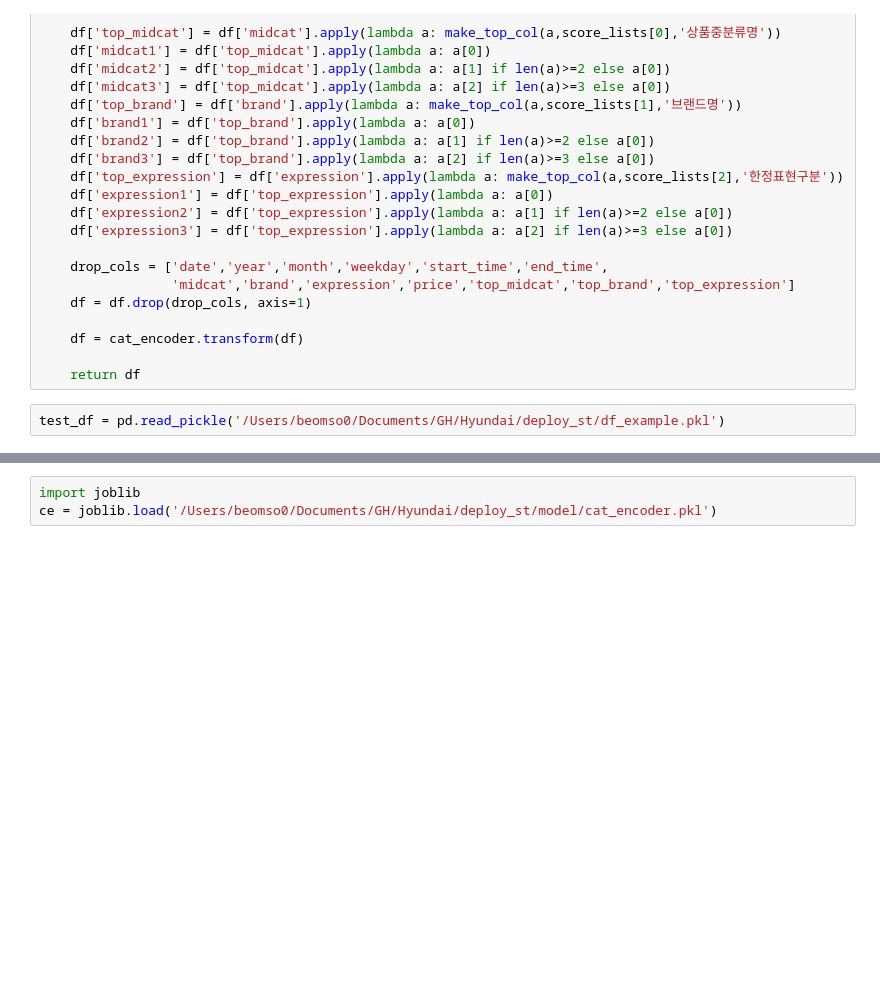
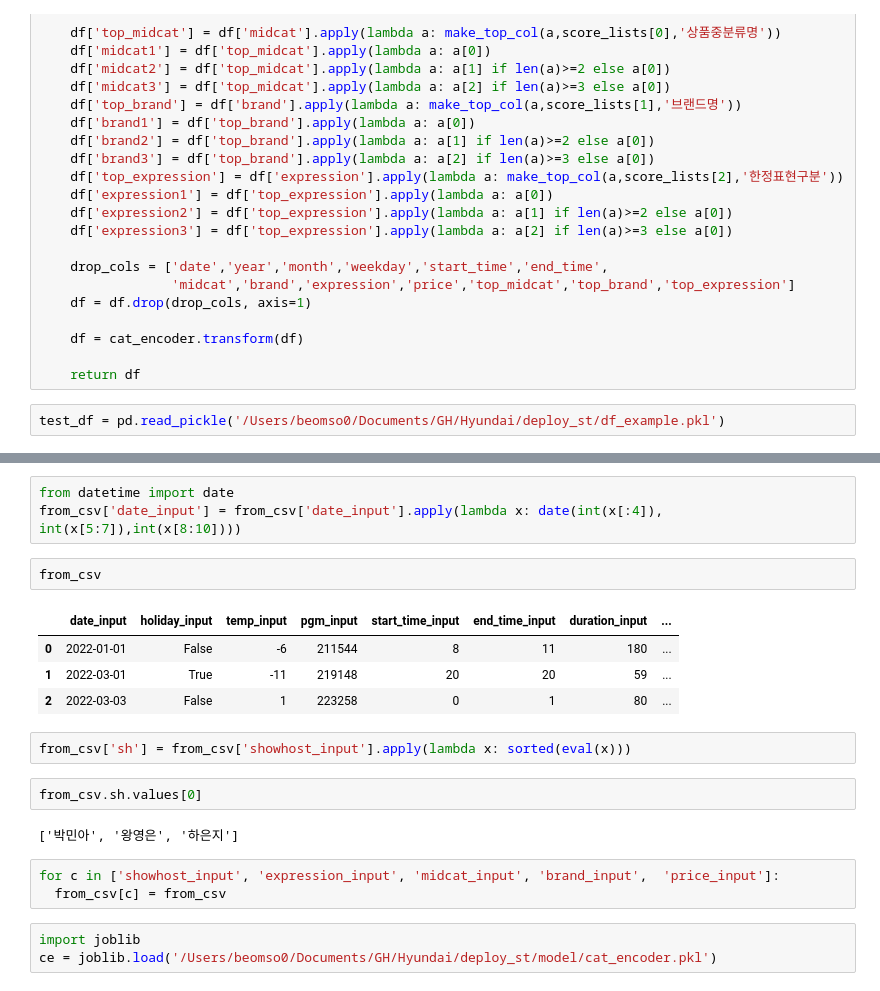
Before and after one commit to beomso0/predict_call, a Jupyter notebook: scores/Preprocessing.ipynb, the cells around one changed output, grey strips where cells are left out. Drawn from its saved outputs; the diff is of its cells as text; blank space fills up the shorter version.

```diff
--- a/scores/Preprocessing.ipynb
+++ b/scores/Preprocessing.ipynb
@@ -77,3 +101,22 @@ test_df = pd.read_pickle('/Users/beomso0/Documents/GH/Hyundai/deploy_st/df_examp
+# %%
+from datetime import date
+from_csv['date_input'] = from_csv['date_input'].apply(lambda x: date(int(x[:4]), int(x[5:7]),int(x[8:10])))
+# %%
+from_csv
+# %% [output]
+|  | date_input | holiday_input | temp_input | pgm_input | start_time_input | end_time_input | duration_input | ... |
+| 0 | 2022-01-01 | False | -6 | 211544 | 8 | 11 | 180 | ... |
+| 1 | 2022-03-01 | True | -11 | 219148 | 20 | 20 | 59 | ... |
+| 2 | 2022-03-03 | False | 1 | 223258 | 0 | 1 | 80 | ... |
+# %%
+from_csv['sh'] = from_csv['showhost_input'].apply(lambda x: sorted(eval(x)))
+# %%
+from_csv.sh.values[0]
+# %% [output]
+['박민아', '왕영은', '하은지']
+# %%
+for c in ['showhost_input',	'expression_input', 'midcat_input',	'brand_input',	'price_input']:
+  from_csv[c] = from_csv
 # %%
 import joblib
 ce = joblib.load('/Users/beomso0/Documents/GH/Hyundai/deploy_st/model/cat_encoder.pkl')
```
Also changed, not shown: parts of 9 cells of this notebook, 1 other file.
